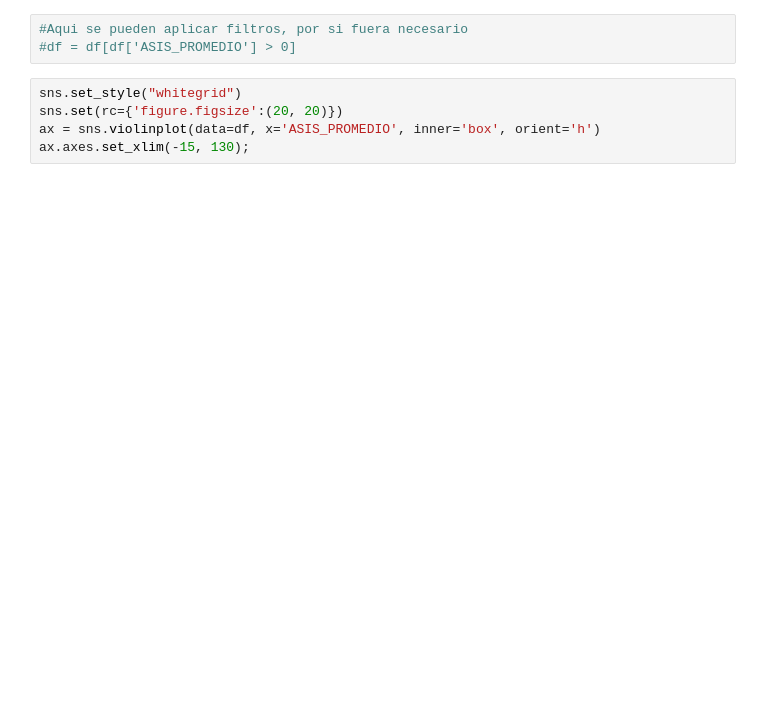
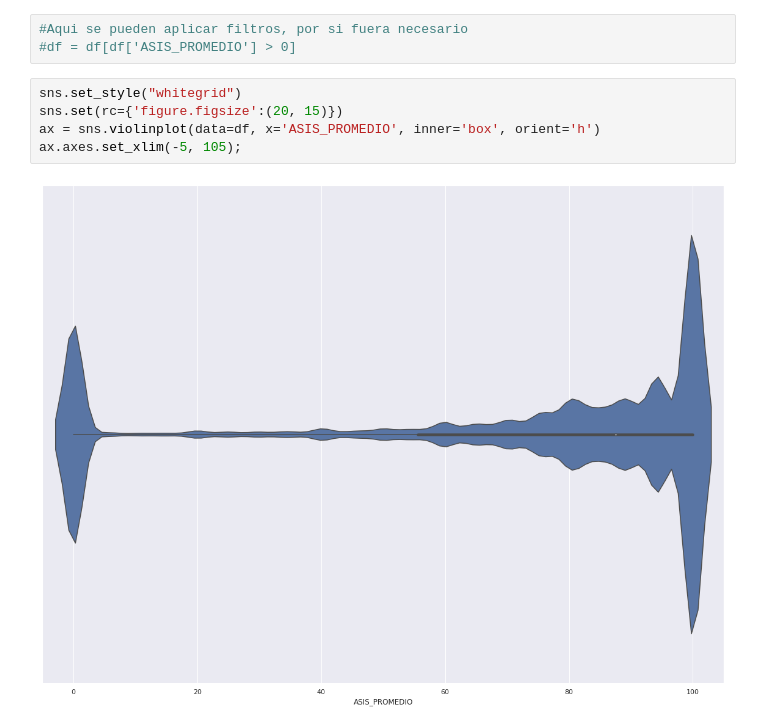
Before and after one commit to napb/abd_tarea1, a Jupyter notebook: 5/5.ipynb, the cells around one changed output. Cells and saved outputs as stored; diff of their text form; blank space fills up the shorter version.

```diff
--- a/5/5.ipynb
+++ b/5/5.ipynb
@@ -68,7 +96,9 @@ dtype: int64
 #df = df[df['ASIS_PROMEDIO'] > 0]
 # %%
 sns.set_style("whitegrid")
-sns.set(rc={'figure.figsize':(20, 20)})
+sns.set(rc={'figure.figsize':(20, 15)})
 ax = sns.violinplot(data=df, x='ASIS_PROMEDIO', inner='box', orient='h')
-ax.axes.set_xlim(-15, 130);
+ax.axes.set_xlim(-5, 105);
+# %% [output]
+[figure, added]
 # %%
```
Also changed, not shown: parts of 33 cells of this notebook, 1 other file.
